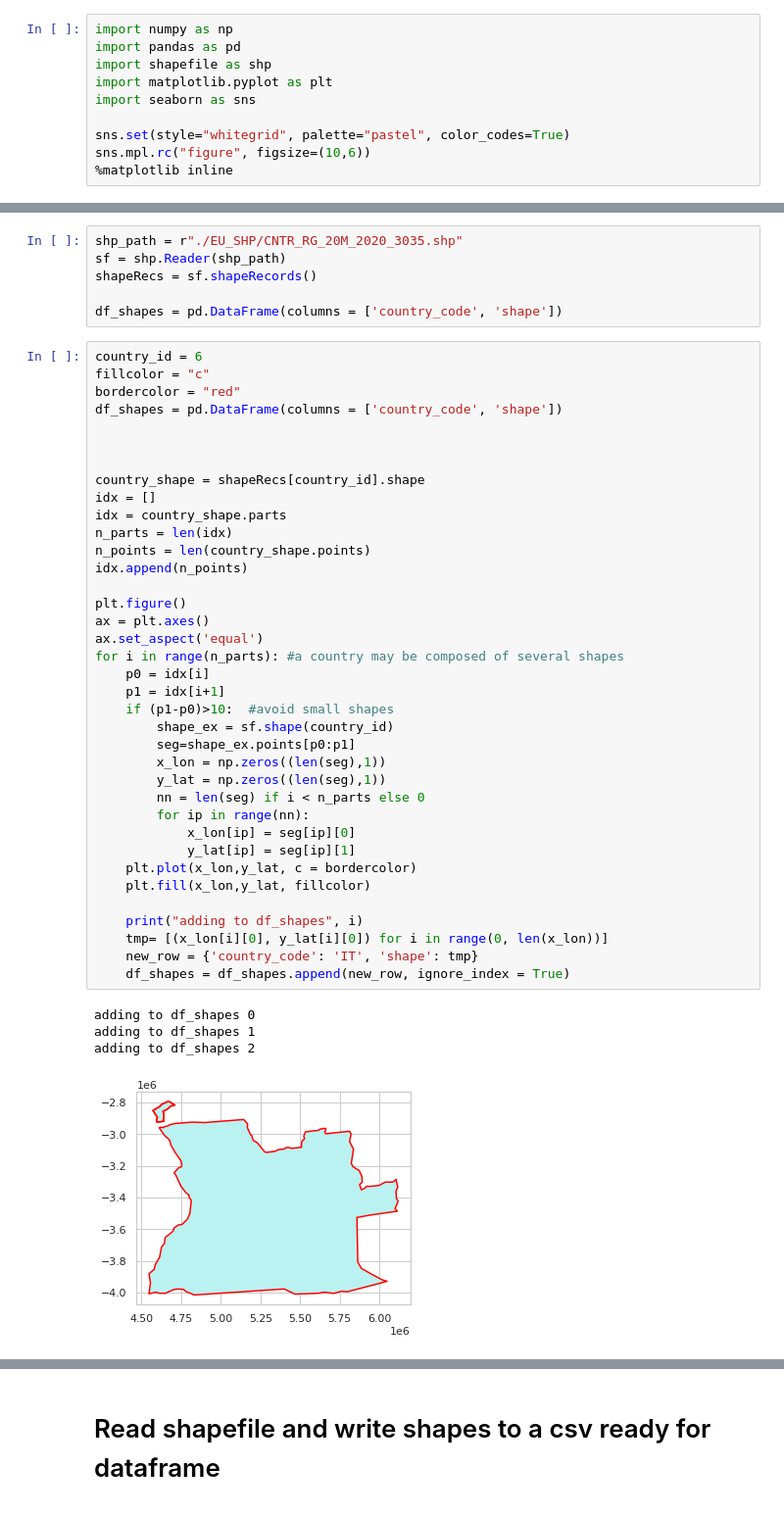
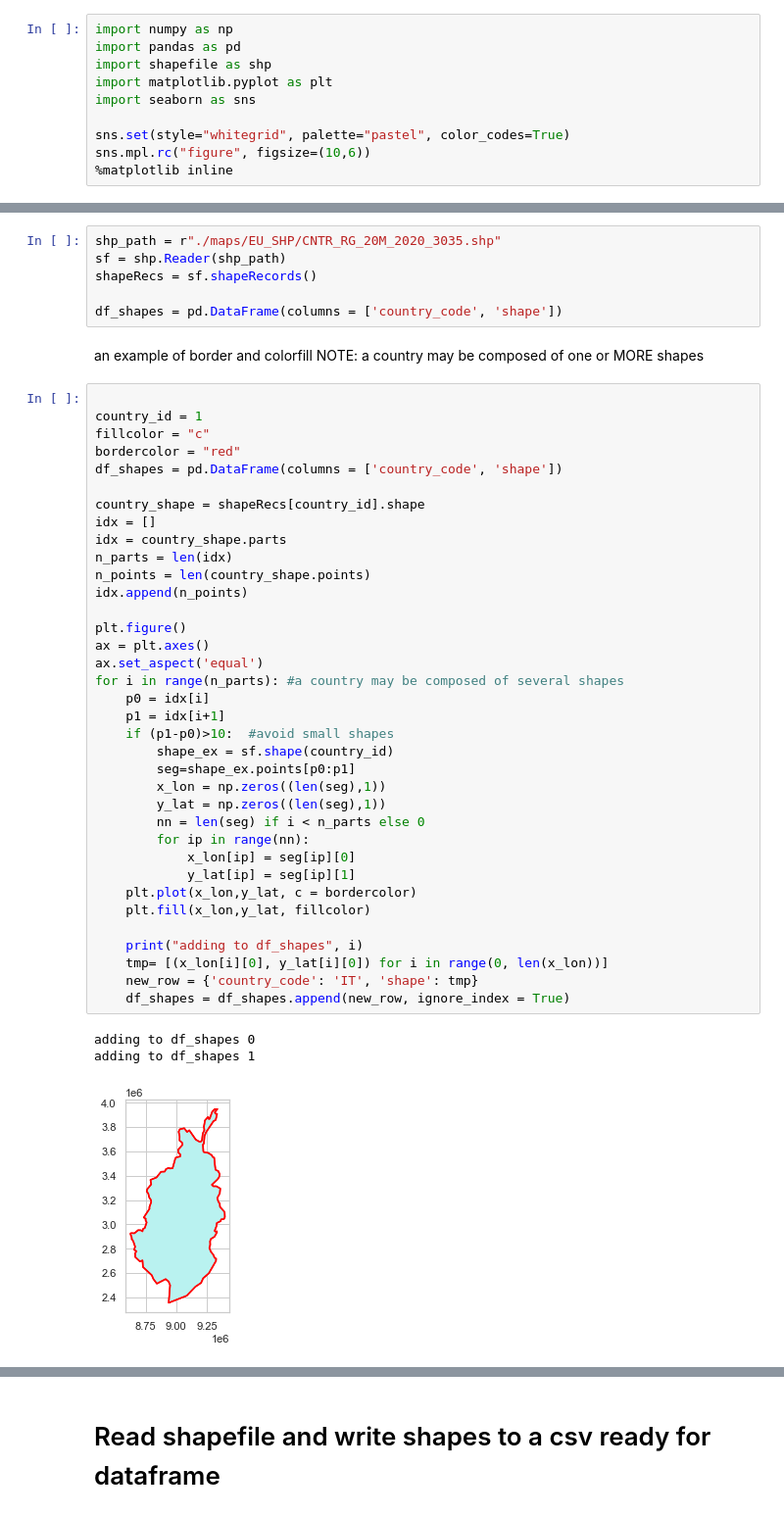
Before and after one commit to areasciencepark/maps_and_heatmaps, a Jupyter notebook: es2_maps.ipynb, the cells around one changed output, grey strips where cells are left out. Shown: that part at 98% size. Saved outputs shown, nothing was run; the diff lists cells and outputs as text.

```diff
--- a/es2_maps.ipynb
+++ b/es2_maps.ipynb
@@ -23,48 +25,49 @@ sns.mpl.rc("figure", figsize=(10,6))
 # %%
-shp_path = r"./EU_SHP/CNTR_RG_20M_2020_3035.shp"
+shp_path = r"./maps/EU_SHP/CNTR_RG_20M_2020_3035.shp"
 sf = shp.Reader(shp_path)
 shapeRecs = sf.shapeRecords()
 
 df_shapes = pd.DataFrame(columns = ['country_code', 'shape'])
+# %% [markdown]
+an example of border and colorfill
+NOTE: a country may be composed of one or MORE shapes
 # %%
-country_id = 6
+
+country_id = 1
 fillcolor = "c"
 bordercolor = "red"
 df_shapes = pd.DataFrame(columns = ['country_code', 'shape'])
-
-
 
 country_shape = shapeRecs[country_id].shape
 idx = []
 idx = country_shape.parts
 n_parts = len(idx)
 n_points = len(country_shape.points)
 idx.append(n_points)
 
 plt.figure()
 ax = plt.axes()
 ax.set_aspect('equal')
 for i in range(n_parts): #a country may be composed of several shapes
     p0 = idx[i]
     p1 = idx[i+1]
     if (p1-p0)>10:  #avoid small shapes
         shape_ex = sf.shape(country_id)
         seg=shape_ex.points[p0:p1]
         x_lon = np.zeros((len(seg),1))
         y_lat = np.zeros((len(seg),1))
         nn = len(seg) if i < n_parts else 0
         for ip in range(nn):
             x_lon[ip] = seg[ip][0]
             y_lat[ip] = seg[ip][1]
     plt.plot(x_lon,y_lat, c = bordercolor)
     plt.fill(x_lon,y_lat, fillcolor)
 
     print("adding to df_shapes", i)
     tmp= [(x_lon[i][0], y_lat[i][0]) for i in range(0, len(x_lon))]
     new_row = {'country_code': 'IT', 'shape': tmp}
     df_shapes = df_shapes.append(new_row, ignore_index = True)
 # %% [output]
 adding to df_shapes 0
 adding to df_shapes 1
-adding to df_shapes 2
-[figure, old version]
+[figure, new version]
```
Also changed, not shown: parts of 10 cells of this notebook, 6 other files.
